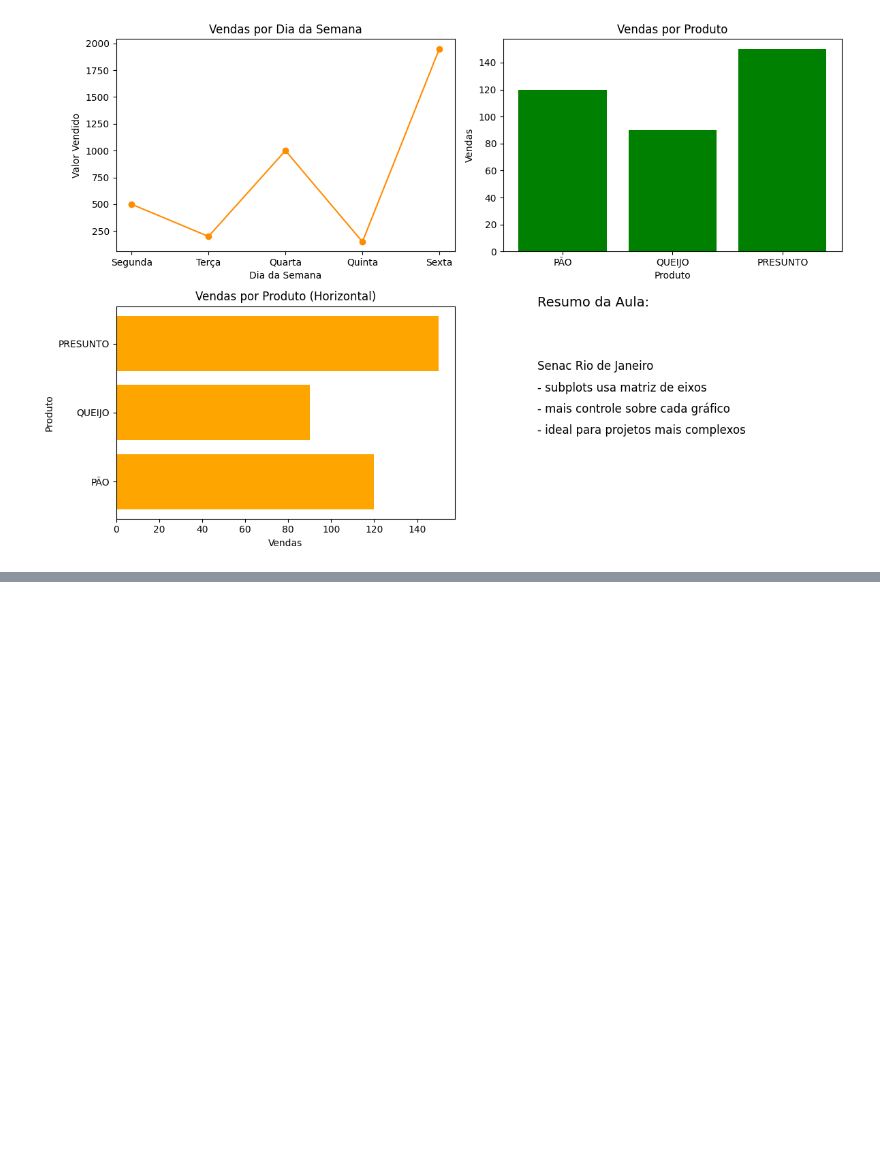
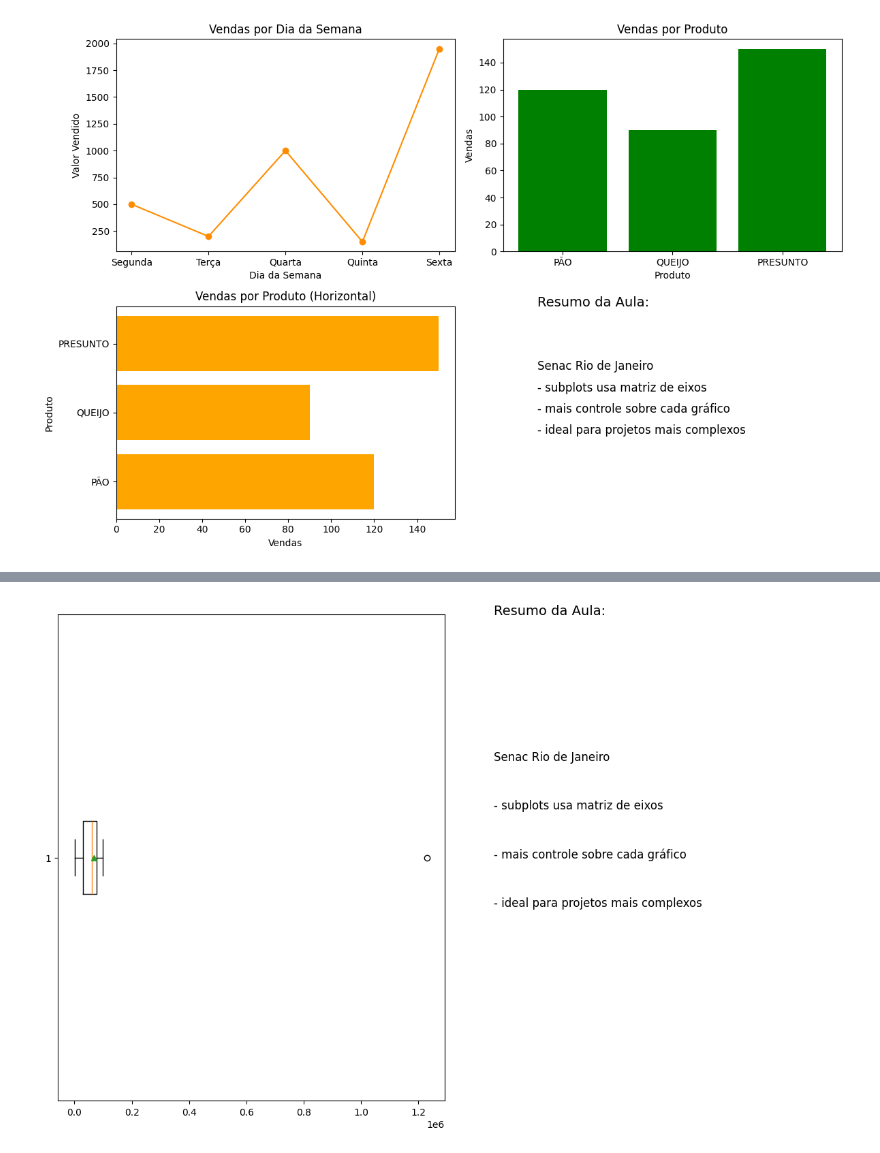
Before and after one commit to CassioPereira1924/Repo_Senac, a Jupyter notebook: subplots.ipynb, the cells around one changed output, grey strips where cells are left out. Cells and saved outputs as stored; diff of their text form; code cells hidden in the pictures; blank space fills up the shorter version.

```diff
--- a/subplots.ipynb
+++ b/subplots.ipynb
@@ -134,0 +161,30 @@ df
+# %%
+dados = [random.randint(1000, 100000) for i in range(100)]
+dados.append(1230000)
+dados_array = np.array(dados)
+mediana = np.median(dados_array)
+media = np.mean(dados_array)
+q1 = np.percentile(dados_array, 25)
+q2 = np.percentile(dados_array, 50)
+q3 = np.percentile(dados_array, 75)
+distancia = (media - mediana) / mediana
+# %%
+fig, axs = plt.subplots(1, 2, figsize=(12, 8))
+
+
+axs[0].boxplot(dados_array, vert=False, showmeans= True)
+
+
+axs[1].axis('off')
+
+
+axs[1].text(0.1, 1, 'Resumo da Aula:', fontsize=14, color='black')
+axs[1].text(0.1, 0.6, '- subplots usa matriz de eixos', fontsize=12)
+axs[1].text(0.1, 0.7, 'Senac Rio de Janeiro', fontsize=12)
+axs[1].text(0.1, 0.5, '- mais controle sobre cada gráfico', fontsize=12)
+axs[1].text(0.1, 0.4, '- ideal para projetos mais complexos', fontsize=12)
+
+plt.tight_layout()
+plt.show()
+# %% [output]
+[figure, added]
```
Also changed, not shown: parts of 5 cells of this notebook, 5 other files.
